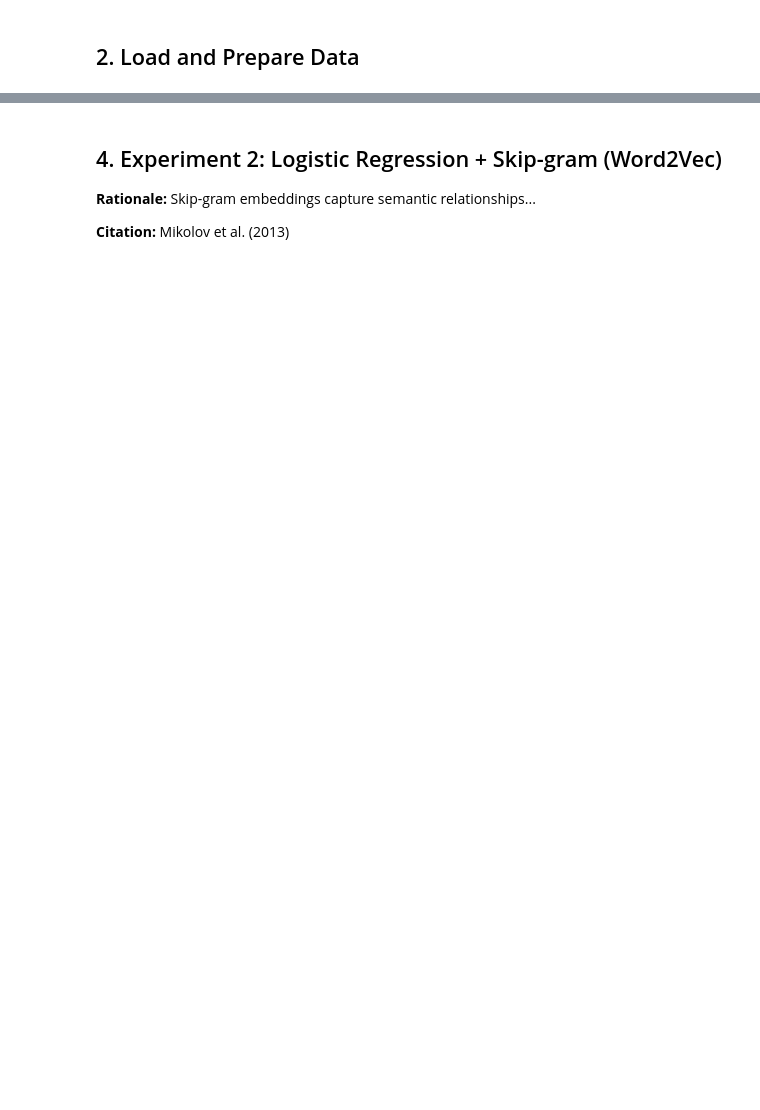
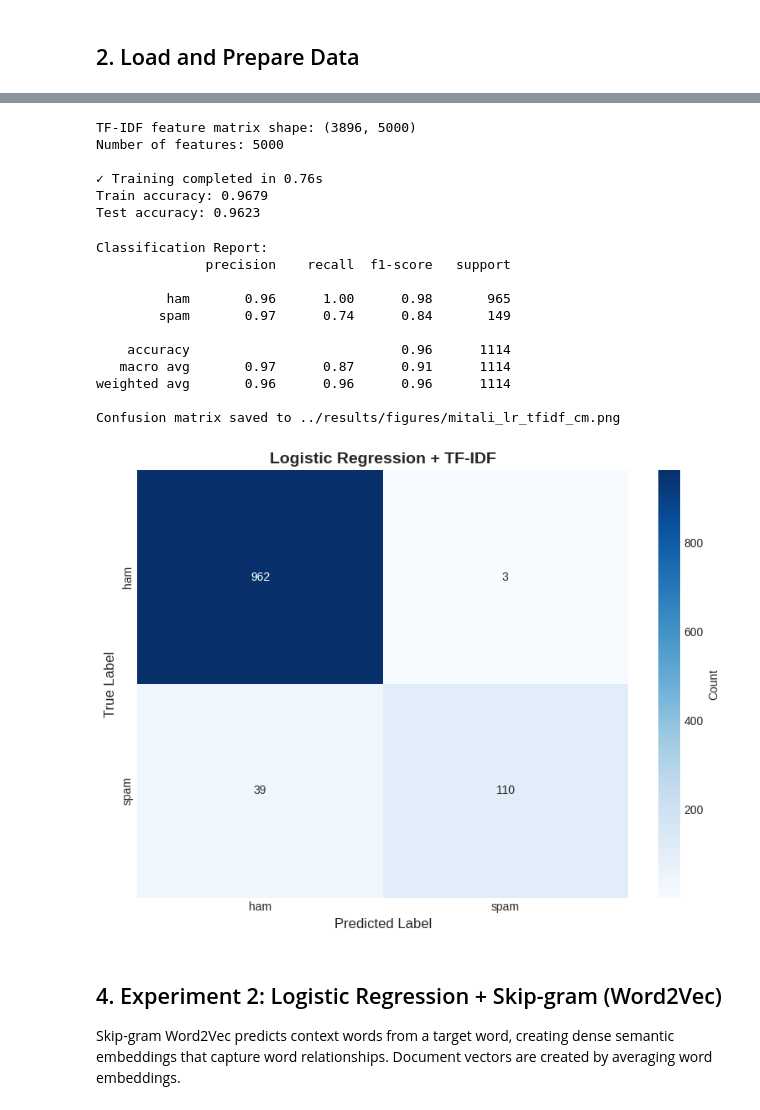
Before and after one commit to ernesteNtezirizaza/Group6-Text-Classification-Assignment, a Jupyter notebook: notebooks/02_mitali_logistic_regression.ipynb, the cells around one changed output, grey strips where cells are left out. Cells and saved outputs as stored; diff of their text form; code cells hidden in the pictures; blank space fills up the shorter version.

Commit message:
complete logistic regression implementation with three embeddings

```diff
--- a/notebooks/02_mitali_logistic_regression.ipynb
+++ b/notebooks/02_mitali_logistic_regression.ipynb
@@ -100,23 +98,61 @@ print(f'Training time: {training_time:.2f}s')
+# %%
+tfidf_emb = TFIDFEmbedding(max_features=5000, ngram_range=(1, 2))
+X_train_tfidf = tfidf_emb.fit_transform(X_train.tolist())
+X_val_tfidf = tfidf_emb.transform(X_val.tolist())
+X_test_tfidf = tfidf_emb.transform(X_test.tolist())
+
+print(f'TF-IDF feature matrix shape: {X_train_tfidf.shape}')
+print(f'Number of features: {X_train_tfidf.shape[1]}')
+
+start_time = time.time()
+lr_tfidf = LogisticRegression(max_iter=1000, random_state=42, C=1.0)
+lr_tfidf.fit(X_train_tfidf, y_train)
+training_time_tfidf = time.time() - start_time
+
+y_pred_tfidf = lr_tfidf.predict(X_test_tfidf)
+
+print(f'\n✓ Training completed in {training_time_tfidf:.2f}s')
+print(f'Train accuracy: {lr_tfidf.score(X_train_tfidf, y_train):.4f}')
+print(f'Test accuracy: {lr_tfidf.score(X_test_tfidf, y_test):.4f}')
+# %% [output]
+TF-IDF feature matrix shape: (3896, 5000)
+Number of features: 5000
+
+✓ Training completed in 0.76s
+Train accuracy: 0.9679
+Test accuracy: 0.9623
 # %%
-# Evaluate Model
 evaluator = ModelEvaluator(class_names=['ham', 'spam'])
 
-# metrics = evaluator.evaluate(
-#     y_test, y_pred,
-#     model_name='Logistic Regression',
-#     embedding_name='TF-IDF',
-#     training_time=training_time
-# )
+metrics_tfidf = evaluator.evaluate(
+    y_test, y_pred_tfidf,
+    model_name='Logistic Regression',
+    embedding_name='TF-IDF',
+    training_time=training_time_tfidf
+)
 
-# evaluator.print_metrics(metrics)
-# evaluator.plot_confusion_matrix(
-#     y_test, y_pred,
-#     title='Logistic Regression + TF-IDF - Confusion Matrix',
-#     save_path='../results/figures/member1_tfidf_cm.png'
-# )
+print('\nClassification Report:')
+print(classification_report(y_test, y_pred_tfidf))
+
+evaluator.plot_confusion_matrix(
+    y_test, y_pred_tfidf,
+    title='Logistic Regression + TF-IDF',
+    save_path='../results/figures/mitali_lr_tfidf_cm.png'
+)
+# %% [output]
+Classification Report:
+              precision    recall  f1-score   support
+
+         ham       0.96      1.00      0.98       965
+        spam       0.97      0.74      0.84       149
+
+    accuracy                           0.96      1114
+   macro avg       0.97      0.87      0.91      1114
+weighted avg       0.96      0.96      0.96      1114
+
+Confusion matrix saved to ../results/figures/mitali_lr_tfidf_cm.png
+[figure, added]
 # %% [markdown]
 ## 4. Experiment 2: Logistic Regression + Skip-gram (Word2Vec)
 
-**Rationale:** Skip-gram embeddings capture semantic relationships...
-
-**Citation:** Mikolov et al. (2013)
+Skip-gram Word2Vec predicts context words from a target word, creating dense semantic embeddings that capture word relationships. Document vectors are created by averaging word embeddings.
```
Also changed, not shown: parts of 26 cells of this notebook, 4 other files.
